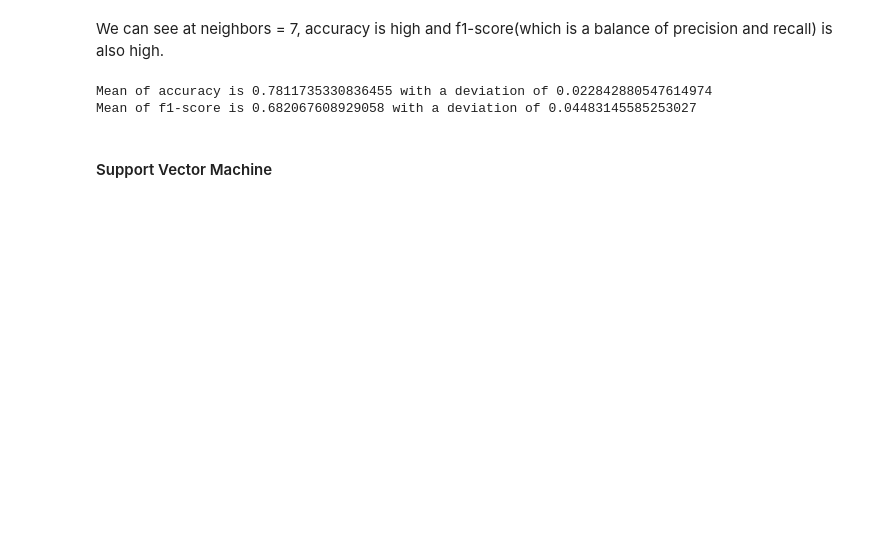
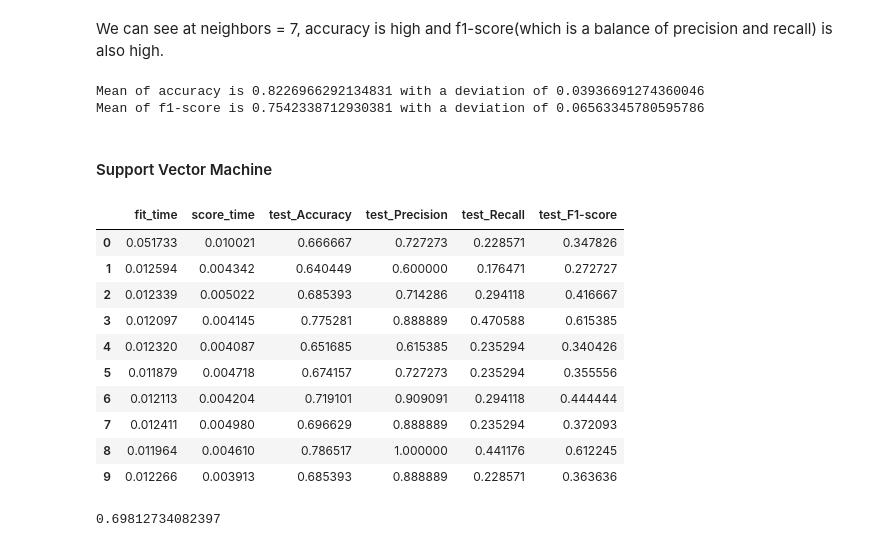
Before and after one commit to nvmcr/My_Portfolio, a Jupyter notebook: Notebook.ipynb, the cells around one changed output. Cells and saved outputs as stored; diff of their text form; code cells hidden in the pictures; blank space fills up the shorter version.

```diff
--- a/Notebook.ipynb
+++ b/Notebook.ipynb
@@ -514,0 +573,12 @@ mod_knn_scores
+# %%
+grid_knn = GridSearchCV(
+    estimator = mod_knn,
+    param_grid={'n_neighbors': [1,3,5,7,9,11,13,15]},
+    cv = kfold,
+    scoring = {'Accuracy':make_scorer(accuracy_score), 'Precision':make_scorer(precision_score), 'Recall':make_scorer(recall_score), 'F1-score':make_scorer(f1_score)},
+    refit = 'Accuracy' #Inorder to rank the output
+)
+grid_knn.fit(X_train_scaled, Y_train)
+Y_pred = grid_knn.predict(X_train_scaled)
+mod_knn_scores = pd.DataFrame(grid_knn.cv_results_)
+mod_knn_scores
@@ -526,9 +611,9 @@ alt.Chart(mod_knn_scores).transform_fold(
 # %% [markdown]
 We can see at neighbors = 7, accuracy is high and f1-score(which is a balance of precision and recall) is also high.
 # %%
-df_knn = mod_knn_scores.loc[6,:]
+df_knn = mod_knn_scores.loc[3,:]
 print(f"Mean of accuracy is {df_knn['mean_test_Accuracy']} with a deviation of {df_knn['std_test_Accuracy']}")
 print(f"Mean of f1-score is {df_knn['mean_test_F1-score']} with a deviation of {df_knn['std_test_F1-score']}")
 # %% [output]
-Mean of accuracy is 0.7811735330836455 with a deviation of 0.022842880547614974
-Mean of f1-score is 0.682067608929058 with a deviation of 0.04483145585253027
+Mean of accuracy is 0.8226966292134831 with a deviation of 0.03936691274360046
+Mean of f1-score is 0.7542338712930381 with a deviation of 0.06563345780595786
@@ -535,2 +622,25 @@ Mean of f1-score is 0.682067608929058 with a deviation of 0.04483145585253027
 # %% [markdown]
 #### Support Vector Machine
+# %%
+mod_svm = SVC()
+svm_scores = cross_validate(
+    mod_svm, X_train, Y_train, cv = kfold, scoring={'Accuracy':make_scorer(accuracy_score), 'Precision':make_scorer(precision_score), 'Recall':make_scorer(recall_score), 'F1-score':make_scorer(f1_score)}
+)
+mod_svm_scores = pd.DataFrame(svm_scores)
+mod_svm_scores
+# %% [output]
+|  | fit_time | score_time | test_Accuracy | test_Precision | test_Recall | test_F1-score |
+| 0 | 0.051733 | 0.010021 | 0.666667 | 0.727273 | 0.228571 | 0.347826 |
+| 1 | 0.012594 | 0.004342 | 0.640449 | 0.600000 | 0.176471 | 0.272727 |
+| 2 | 0.012339 | 0.005022 | 0.685393 | 0.714286 | 0.294118 | 0.416667 |
+| 3 | 0.012097 | 0.004145 | 0.775281 | 0.888889 | 0.470588 | 0.615385 |
+| 4 | 0.012320 | 0.004087 | 0.651685 | 0.615385 | 0.235294 | 0.340426 |
+| 5 | 0.011879 | 0.004718 | 0.674157 | 0.727273 | 0.235294 | 0.355556 |
+| 6 | 0.012113 | 0.004204 | 0.719101 | 0.909091 | 0.294118 | 0.444444 |
+| 7 | 0.012411 | 0.004980 | 0.696629 | 0.888889 | 0.235294 | 0.372093 |
+| 8 | 0.011964 | 0.004610 | 0.786517 | 1.000000 | 0.441176 | 0.612245 |
+| 9 | 0.012266 | 0.003913 | 0.685393 | 0.888889 | 0.228571 | 0.363636 |
+# %%
+mod_svm_scores['test_Accuracy'].mean()
+# %% [output]
+0.69812734082397
```
Also changed, not shown: parts of 29 cells of this notebook.
